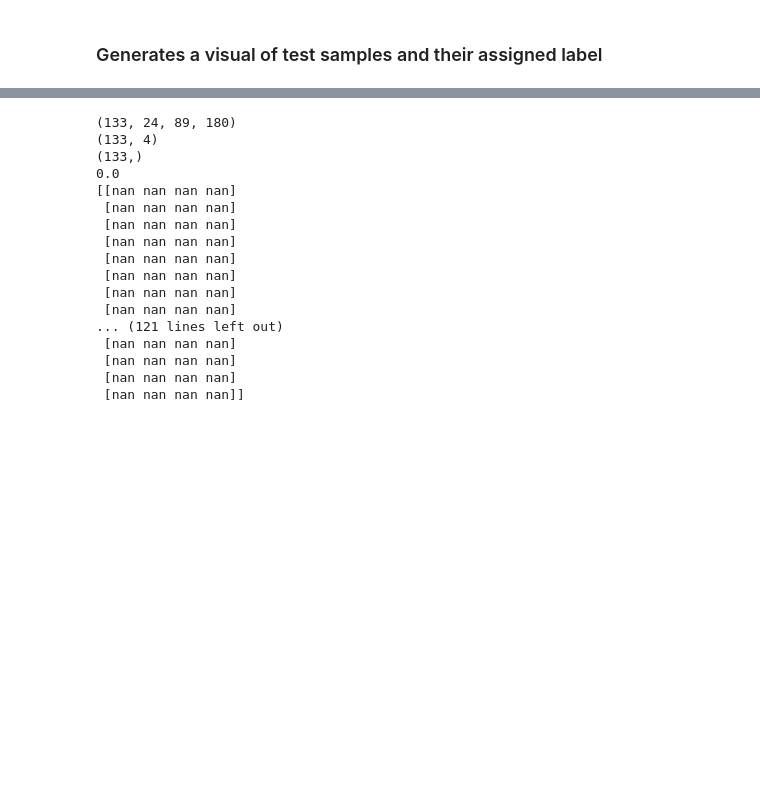
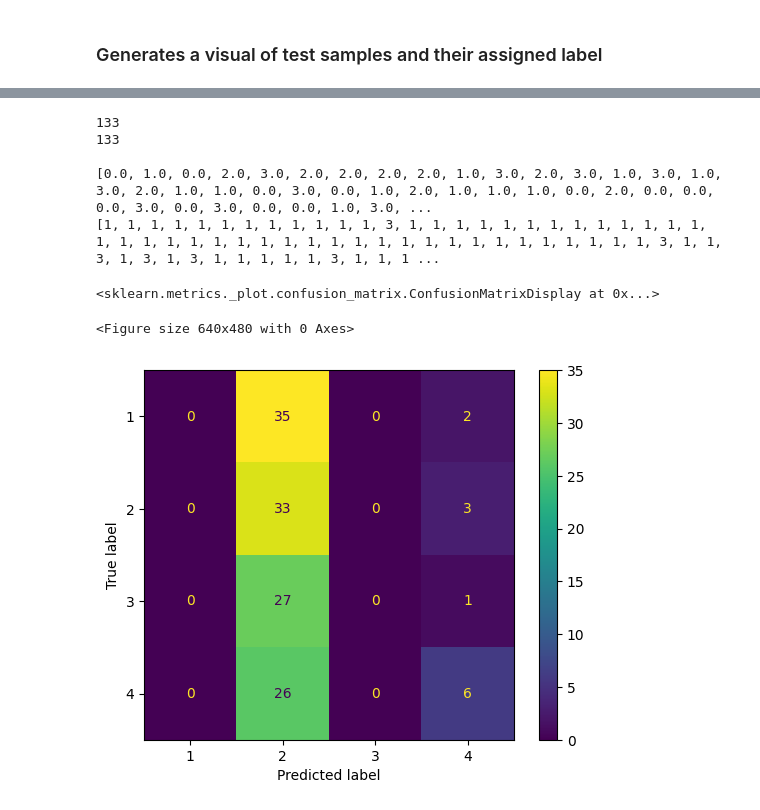
Before and after one commit to hwalters361/ML_rain_prediction, a Jupyter notebook: Introduction.ipynb, the cells around one changed output, grey strips where cells are left out. Saved outputs shown, nothing was run; the diff lists cells and outputs as text; code cells hidden in the pictures; blank space fills up the shorter version.

```diff
--- a/Introduction.ipynb
+++ b/Introduction.ipynb
@@ -830,9 +827,9 @@ def download_and_prepare_dataset(data_path):
 
     with np.load(data_path, allow_pickle=True) as data:
         # Get videos
-        train_videos = data["train_images"]
-        valid_videos = data["val_images"]
-        test_videos = data["test_images"]
+        train_videos = np.nan_to_num(data["train_images"])
+        valid_videos = np.nan_to_num(data["val_images"])
+        test_videos = np.nan_to_num(data["test_images"])
 
         # Get labels
         train_labels = data["train_labels"].flatten()
@@ -1157,6 +1173,7 @@ videos = []
 for i, (testsample, label) in enumerate(zip(testsamples, labels)):
     # Generate gif
     testsample = np.reshape(testsample.numpy(), (-1, 89, 180))
+    testsample = np.flip(testsample, axis=(1))
     with io.BytesIO() as gif:
         imageio.mimsave(gif, (normalize_value(testsample) * 255).astype("uint8"), "GIF", fps=5, loop=0)
         videos.append(gif.getvalue())
@@ -1210,13 +1244,20 @@ NameError: name 'testloader' is not defined
 # %%
 from sklearn.metrics import confusion_matrix, ConfusionMatrixDisplay
-predictions = model.predict(test_videos)
-print(test_videos.shape)
-print(predictions.shape)
-print(test_labels.shape)
-cm = confusion_matrix(test_labels, predictions, labels=test_labels)
-disp = ConfusionMatrixDisplay(confusion_matrix=cm,
-                               display_labels=[1,2,3,4])
-disp.plot()
+predictions_conf = []
+for i in test_videos:
+    output = model.predict(ops.expand_dims(i, axis=0))[0]
+    pred = np.argmax(output, axis=0)
+    print(output)
+    predictions_conf.append(pred)
+# print(test_videos.shape)
 
-plt.show()
+
+
+
+# cm = confusion_matrix(test_labels, predictions, labels=test_labels)
+# disp = ConfusionMatrixDisplay(confusion_matrix=cm,
+#                                display_labels=[1,2,3,4])
+# disp.plot()
+
+# plt.show()
 # %% [output]
@@ -1228,25 +1281,22 @@ ValueError: Input y_pred contains NaN.
-# %%
-print(test_videos.shape)
-print(predictions.shape)
-print(test_labels.shape)
-# print(predictions)
-print(test_labels[0])
-print(predictions[0])
-# %% [output]
-(133, 24, 89, 180)
-(133, 4)
-(133,)
-0.0
-[[nan nan nan nan]
- [nan nan nan nan]
- [nan nan nan nan]
- [nan nan nan nan]
- [nan nan nan nan]
- [nan nan nan nan]
- [nan nan nan nan]
- [nan nan nan nan]
-... (121 lines left out)
- [nan nan nan nan]
- [nan nan nan nan]
- [nan nan nan nan]
- [nan nan nan nan]]
+# %%
+import matplotlib.pyplot as plt
+print(len(predictions_conf))
+print(len(list(test_labels)))
+print()
+# plot_confusion_matrices(predictions_conf,list(test_labels), "ViViT Classifications")
+plt.figure()
+print(list(test_labels))
+print(predictions_conf)
+ConfusionMatrixDisplay.from_predictions([int(x + 1) for x in list(test_labels)], [int(x + 1) for x in list(predictions_conf)])
+# plt.set_title(label=f'Cluster {1}', fontdict={'fontsize':10})
+# plt.set_xlabel(xlabel='Predicted labels',fontdict={'fontsize':10})
+# plt.set_ylabel(ylabel='True labels',fontdict={'fontsize':10})
+# %% [output]
+133
+133
+
+[0.0, 1.0, 0.0, 2.0, 3.0, 2.0, 2.0, 2.0, 2.0, 1.0, 3.0, 2.0, 3.0, 1.0, 3.0, 1.0, 3.0, 2.0, 1.0, 1.0, 0.0, 3.0, 0.0, 1.0, 2.0, 1.0, 1.0, 1.0, 0.0, 2.0, 0.0, 0.0, 0.0, 3.0, 0.0, 3.0, 0.0, 0.0, 1.0, 3.0, ...
+[1, 1, 1, 1, 1, 1, 1, 1, 1, 1, 1, 1, 3, 1, 1, 1, 1, 1, 1, 1, 1, 1, 1, 1, 1, 1, 1, 1, 1, 1, 1, 1, 1, 1, 1, 1, 1, 1, 1, 1, 1, 1, 1, 1, 1, 1, 1, 1, 1, 1, 3, 1, 1, 3, 1, 3, 1, 3, 1, 1, 1, 1, 1, 3, 1, 1, 1 ...
+<sklearn.metrics._plot.confusion_matrix.ConfusionMatrixDisplay at 0x...>
+<Figure size 640x480 with 0 Axes>
+[figure, added]
```
Also changed, not shown: parts of 7 cells of this notebook.
